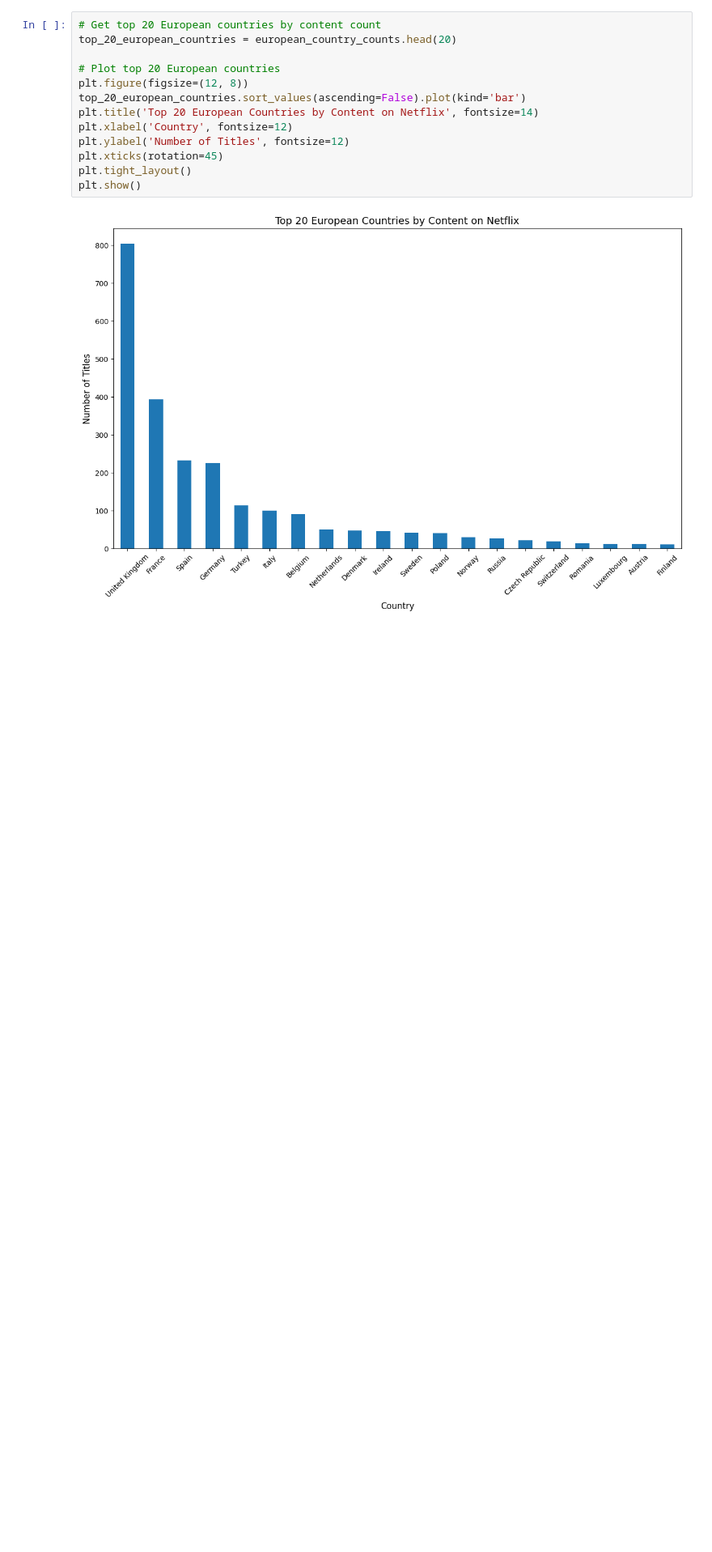
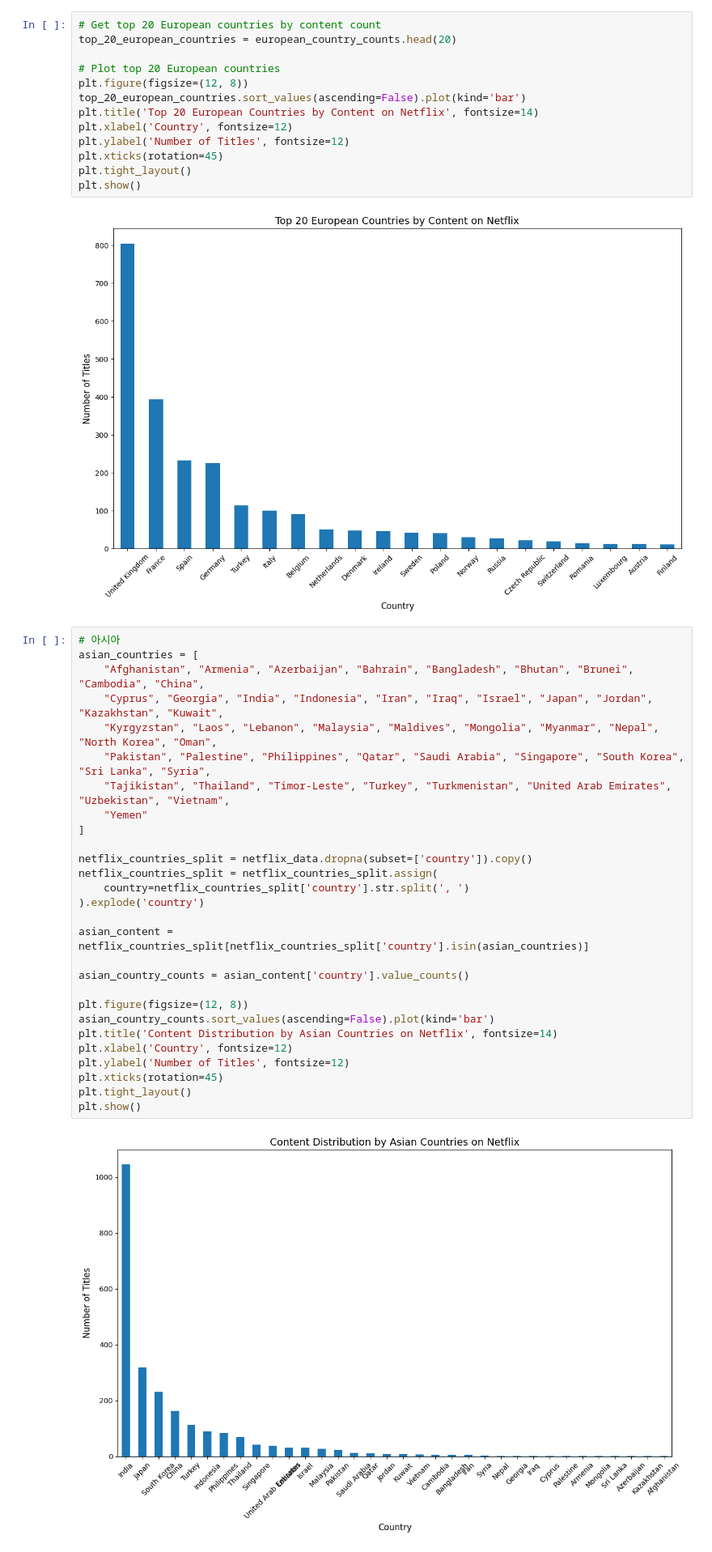
Before and after one commit to seungboAn/DATAthon, a Jupyter notebook: 김대환/joshworkspace.ipynb, the cells around one changed output. Shown at 81% size. Drawn from its saved outputs; the diff is of its cells as text; blank space fills up the shorter version.

```diff
--- a/김대환/joshworkspace.ipynb
+++ b/김대환/joshworkspace.ipynb
@@ -64,3 +64,33 @@ plt.tight_layout()
 plt.show()
 # %% [output]
 [figure]
+# %%
+# 아시아
+asian_countries = [
+    "Afghanistan", "Armenia", "Azerbaijan", "Bahrain", "Bangladesh", "Bhutan", "Brunei", "Cambodia", "China",
+    "Cyprus", "Georgia", "India", "Indonesia", "Iran", "Iraq", "Israel", "Japan", "Jordan", "Kazakhstan", "Kuwait",
+    "Kyrgyzstan", "Laos", "Lebanon", "Malaysia", "Maldives", "Mongolia", "Myanmar", "Nepal", "North Korea", "Oman",
+    "Pakistan", "Palestine", "Philippines", "Qatar", "Saudi Arabia", "Singapore", "South Korea", "Sri Lanka", "Syria",
+    "Tajikistan", "Thailand", "Timor-Leste", "Turkey", "Turkmenistan", "United Arab Emirates", "Uzbekistan", "Vietnam",
+    "Yemen"
+]
+
+netflix_countries_split = netflix_data.dropna(subset=['country']).copy()
+netflix_countries_split = netflix_countries_split.assign(
+    country=netflix_countries_split['country'].str.split(', ')
+).explode('country')
+
+asian_content = netflix_countries_split[netflix_countries_split['country'].isin(asian_countries)]
+
+asian_country_counts = asian_content['country'].value_counts()
+
+plt.figure(figsize=(12, 8))
+asian_country_counts.sort_values(ascending=False).plot(kind='bar')
+plt.title('Content Distribution by Asian Countries on Netflix', fontsize=14)
+plt.xlabel('Country', fontsize=12)
+plt.ylabel('Number of Titles', fontsize=12)
+plt.xticks(rotation=45)
+plt.tight_layout()
+plt.show()
+# %% [output]
+[figure, added]
```
Also changed, not shown: parts of 1 cell of this notebook.
